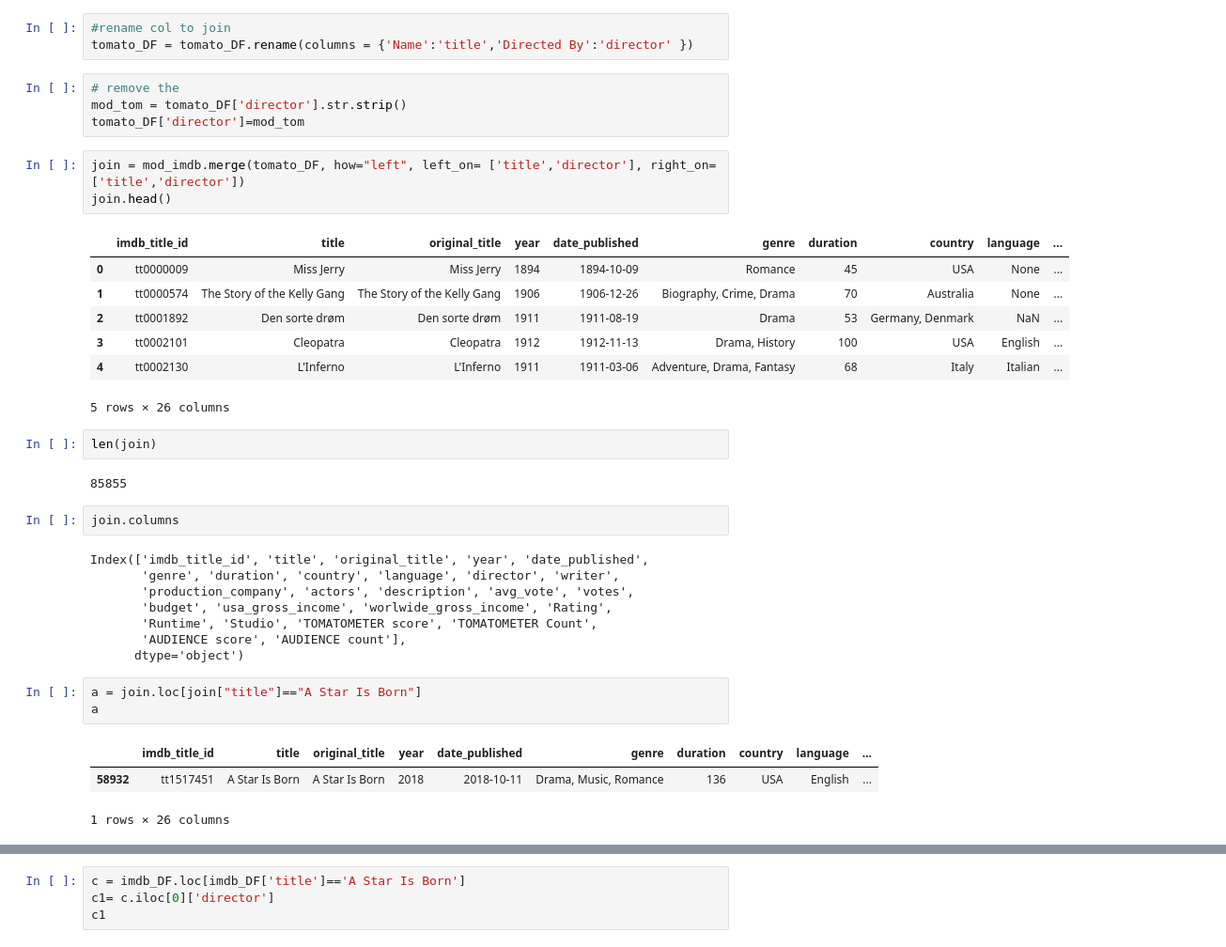
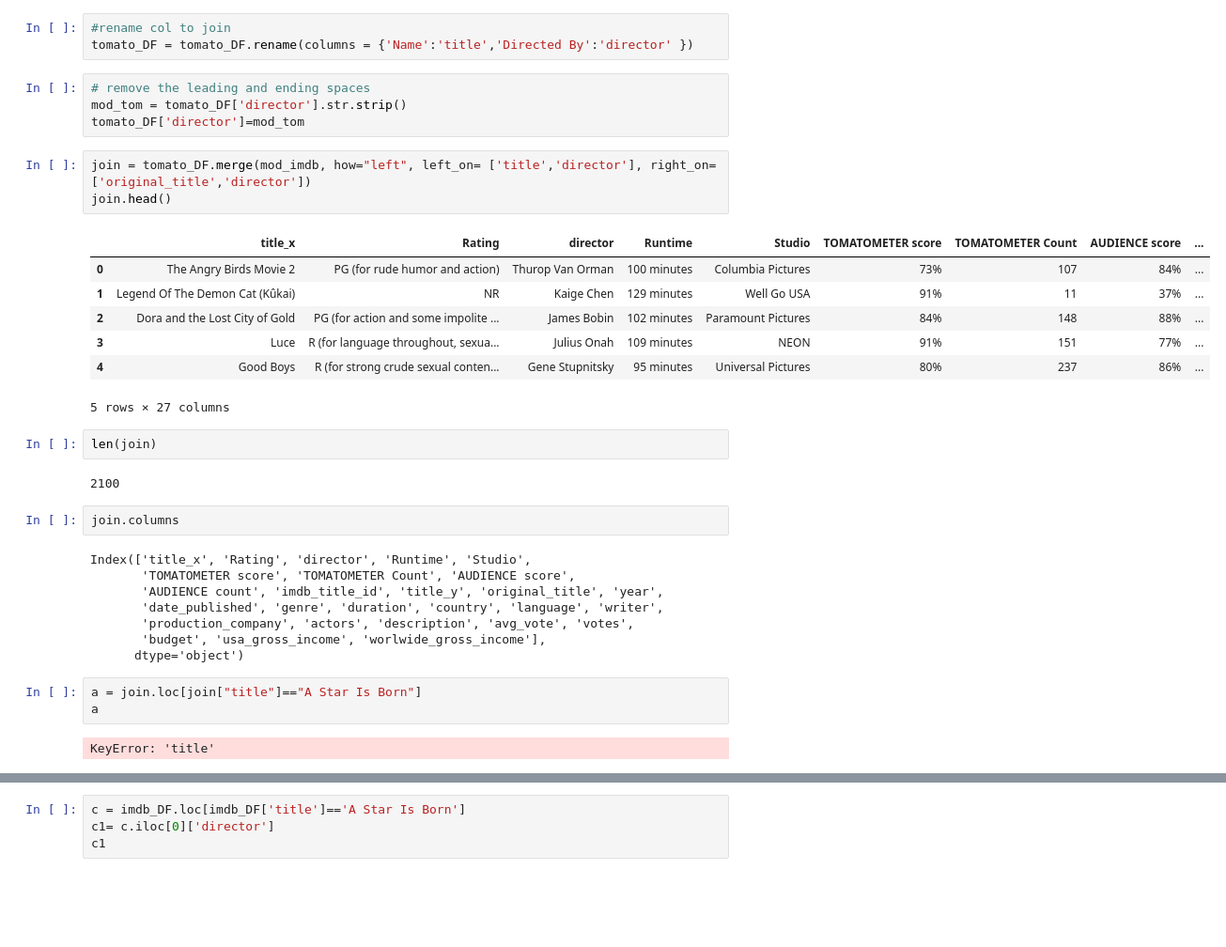
Before and after one commit to tnnixon/project2, a Jupyter notebook: movie_rating.ipynb, the cells around one changed output, grey strips where cells are left out. Shown: that part at 94% size. Cells and saved outputs as stored; diff of their text form; blank space fills up the shorter version.

```diff
--- a/movie_rating.ipynb
+++ b/movie_rating.ipynb
@@ -35,41 +35,39 @@ mod_imdb = imdb_DF.drop(columns = ['metascore', 'reviews_from_users','reviews_fr
 #rename col to join
 tomato_DF = tomato_DF.rename(columns = {'Name':'title','Directed By':'director' })
 # %%
-# remove the
+# remove the leading and ending spaces
 mod_tom = tomato_DF['director'].str.strip()
 tomato_DF['director']=mod_tom
 # %%
-join = mod_imdb.merge(tomato_DF, how="left", left_on= ['title','director'], right_on=['title','director'])
+join = tomato_DF.merge(mod_imdb, how="left", left_on= ['title','director'], right_on=['original_title','director'])
 join.head()
 # %% [output]
-|  | imdb_title_id | title | original_title | year | date_published | genre | duration | country | language | ... |
-| 0 | tt0000009 | Miss Jerry | Miss Jerry | 1894 | 1894-10-09 | Romance | 45 | USA | None | ... |
-| 1 | tt0000574 | The Story of the Kelly Gang | The Story of the Kelly Gang | 1906 | 1906-12-26 | Biography, Crime, Drama | 70 | Australia | None | ... |
-| 2 | tt0001892 | Den sorte drøm | Den sorte drøm | 1911 | 1911-08-19 | Drama | 53 | Germany, Denmark | NaN | ... |
-| 3 | tt0002101 | Cleopatra | Cleopatra | 1912 | 1912-11-13 | Drama, History | 100 | USA | English | ... |
-| 4 | tt0002130 | L'Inferno | L'Inferno | 1911 | 1911-03-06 | Adventure, Drama, Fantasy | 68 | Italy | Italian | ... |
+|  | title_x | Rating | director | Runtime | Studio | TOMATOMETER score | TOMATOMETER Count | AUDIENCE score | ... |
+| 0 | The Angry Birds Movie 2 | PG (for rude humor and action) | Thurop Van Orman | 100 minutes | Columbia Pictures | 73% | 107 | 84% | ... |
+| 1 | Legend Of The Demon Cat (Kûkai) | NR | Kaige Chen | 129 minutes | Well Go USA | 91% | 11 | 37% | ... |
+| 2 | Dora and the Lost City of Gold | PG (for action and some impolite ... | James Bobin | 102 minutes | Paramount Pictures | 84% | 148 | 88% | ... |
+| 3 | Luce | R (for language throughout, sexua... | Julius Onah | 109 minutes | NEON | 91% | 151 | 77% | ... |
+| 4 | Good Boys | R (for strong crude sexual conten... | Gene Stupnitsky | 95 minutes | Universal Pictures | 80% | 237 | 86% | ... |
-5 rows × 26 columns
+5 rows × 27 columns
 # %%
 len(join)
 # %% [output]
-85855
+2100
 # %%
 join.columns
 # %% [output]
-Index(['imdb_title_id', 'title', 'original_title', 'year', 'date_published',
-       'genre', 'duration', 'country', 'language', 'director', 'writer',
+Index(['title_x', 'Rating', 'director', 'Runtime', 'Studio',
+       'TOMATOMETER score', 'TOMATOMETER Count', 'AUDIENCE score',
+       'AUDIENCE count', 'imdb_title_id', 'title_y', 'original_title', 'year',
+       'date_published', 'genre', 'duration', 'country', 'language', 'writer',
        'production_company', 'actors', 'description', 'avg_vote', 'votes',
-       'budget', 'usa_gross_income', 'worlwide_gross_income', 'Rating',
-       'Runtime', 'Studio', 'TOMATOMETER score', 'TOMATOMETER Count',
-       'AUDIENCE score', 'AUDIENCE count'],
+       'budget', 'usa_gross_income', 'worlwide_gross_income'],
       dtype='object')
 # %%
 a = join.loc[join["title"]=="A Star Is Born"]
 a
 # %% [output]
-|  | imdb_title_id | title | original_title | year | date_published | genre | duration | country | language | ... |
-| 58932 | tt1517451 | A Star Is Born | A Star Is Born | 2018 | 2018-10-11 | Drama, Music, Romance | 136 | USA | English | ... |
-1 rows × 26 columns
+KeyError: 'title'
 # %%
 b = tomato_DF.loc[tomato_DF['title']=='A Star Is Born']
 b1 = b.iloc[0]['director']
```
Also changed, not shown: parts of 4 cells of this notebook.
